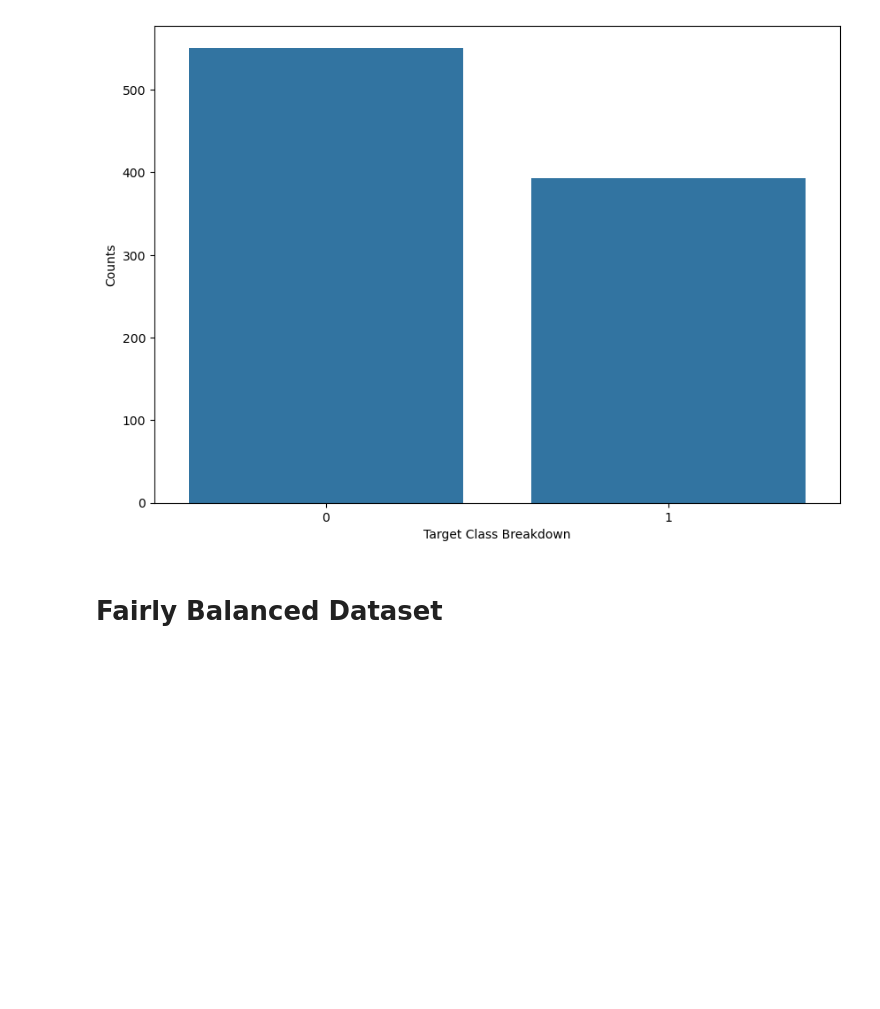
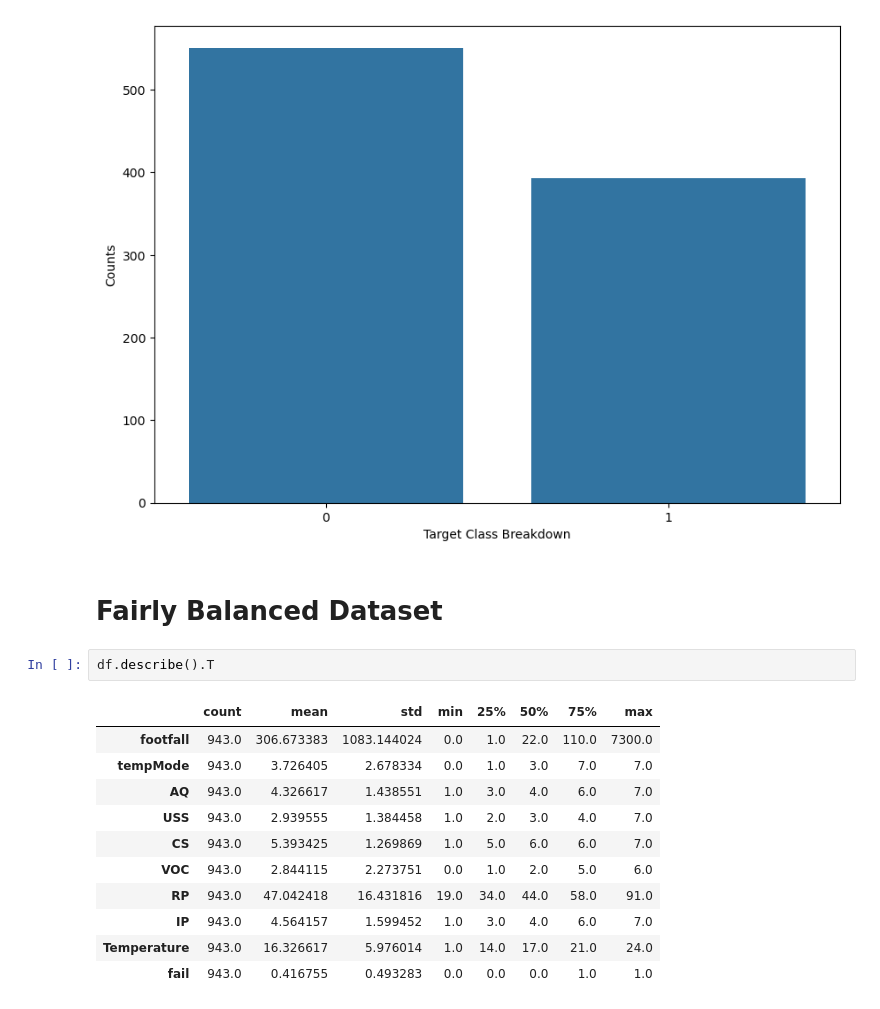
Before and after one commit to MaukanMir/Machine-Failure-Prediction, a Jupyter notebook: training.ipynb, the cells around one changed output. Saved outputs shown, nothing was run; the diff lists cells and outputs as text; blank space fills up the shorter version.

```diff
--- a/training.ipynb
+++ b/training.ipynb
@@ -75,3 +105,17 @@ check_class_imbalance(df["fail"])
 [figure]
 # %% [markdown]
 # Fairly Balanced Dataset
+# %%
+df.describe().T
+# %% [output]
+|  | count | mean | std | min | 25% | 50% | 75% | max |
+| footfall | 943.0 | 306.673383 | 1083.144024 | 0.0 | 1.0 | 22.0 | 110.0 | 7300.0 |
+| tempMode | 943.0 | 3.726405 | 2.678334 | 0.0 | 1.0 | 3.0 | 7.0 | 7.0 |
+| AQ | 943.0 | 4.326617 | 1.438551 | 1.0 | 3.0 | 4.0 | 6.0 | 7.0 |
+| USS | 943.0 | 2.939555 | 1.384458 | 1.0 | 2.0 | 3.0 | 4.0 | 7.0 |
+| CS | 943.0 | 5.393425 | 1.269869 | 1.0 | 5.0 | 6.0 | 6.0 | 7.0 |
+| VOC | 943.0 | 2.844115 | 2.273751 | 0.0 | 1.0 | 2.0 | 5.0 | 6.0 |
+| RP | 943.0 | 47.042418 | 16.431816 | 19.0 | 34.0 | 44.0 | 58.0 | 91.0 |
+| IP | 943.0 | 4.564157 | 1.599452 | 1.0 | 3.0 | 4.0 | 6.0 | 7.0 |
+| Temperature | 943.0 | 16.326617 | 5.976014 | 1.0 | 14.0 | 17.0 | 21.0 | 24.0 |
+| fail | 943.0 | 0.416755 | 0.493283 | 0.0 | 0.0 | 0.0 | 1.0 | 1.0 |
```
Also changed, not shown: parts of 10 cells of this notebook.
